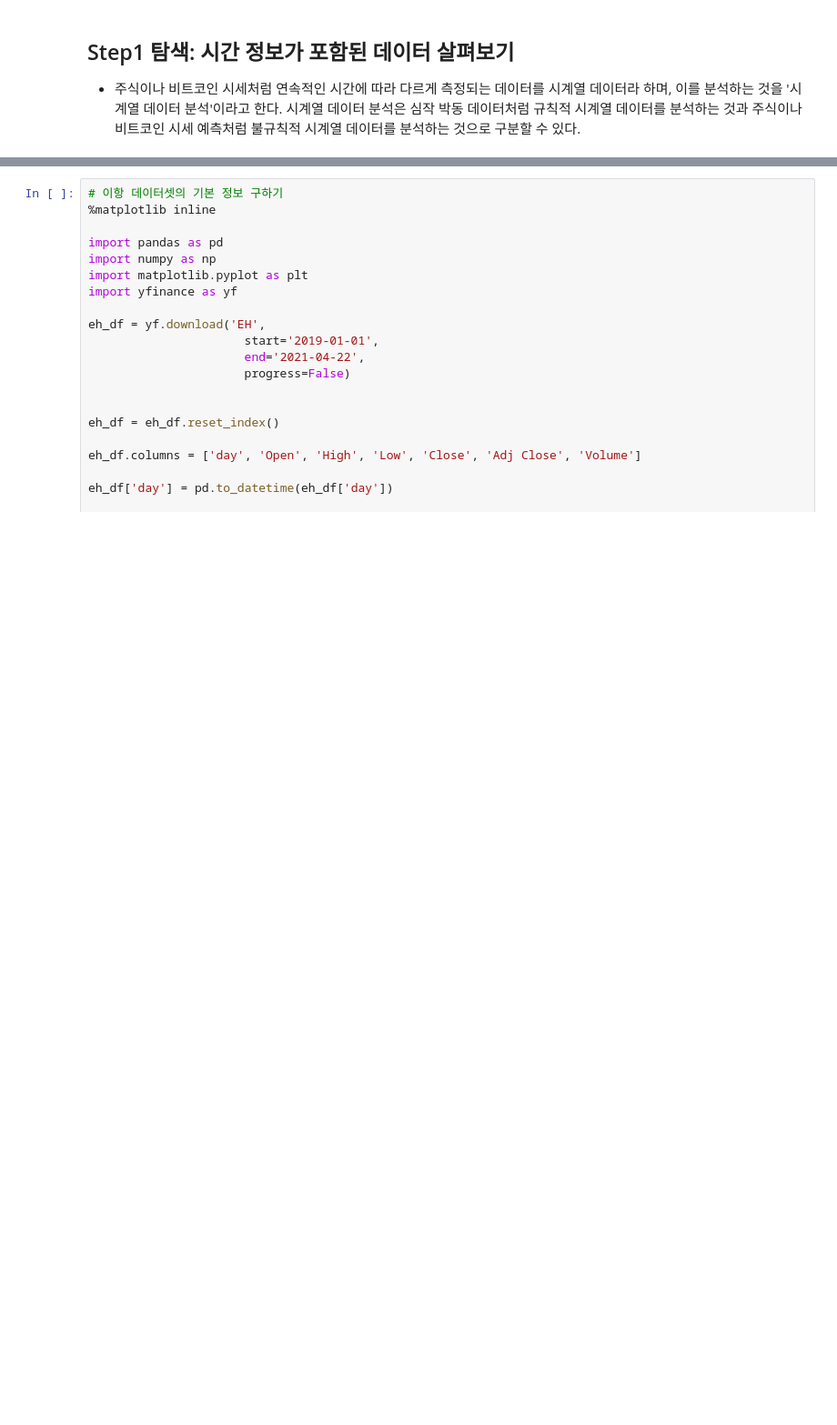
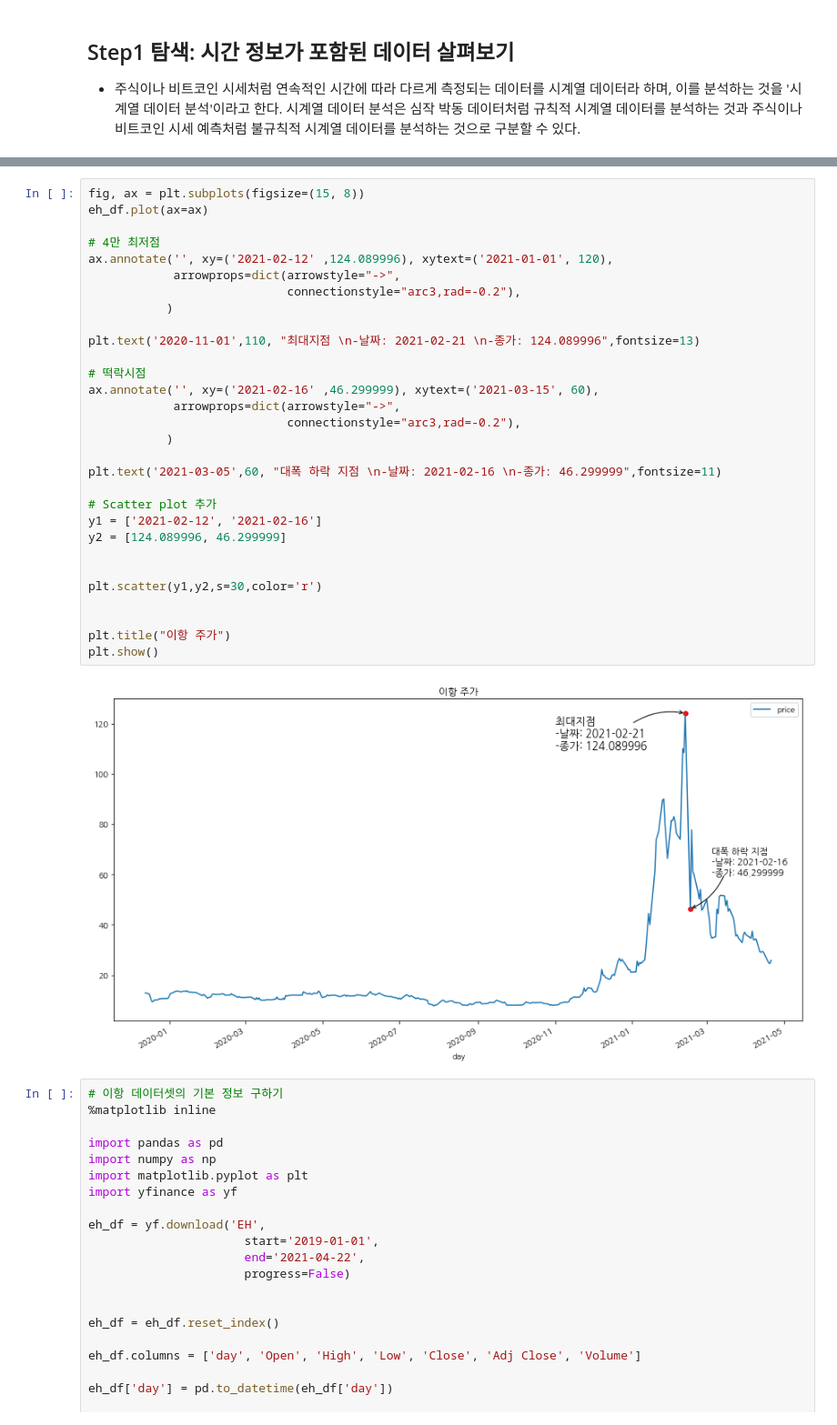
Before and after one commit to goldang01/python_data_analysis_study, a Jupyter notebook: Ehang.ipynb, the cells around one changed output, grey strips where cells are left out. Shown at 91% size. Saved outputs shown, nothing was run; the diff lists cells and outputs as text; blank space fills up the shorter version.

Commit message:
Ehang image

```diff
--- a/Ehang.ipynb
+++ b/Ehang.ipynb
@@ -195,3 +175,35 @@ plt.show()
+# %%
+fig, ax = plt.subplots(figsize=(15, 8))
+eh_df.plot(ax=ax)
+
+# 4만 최저점
+ax.annotate('', xy=('2021-02-12' ,124.089996), xytext=('2021-01-01', 120),
+            arrowprops=dict(arrowstyle="->",
+                            connectionstyle="arc3,rad=-0.2"),
+           )
+
+plt.text('2020-11-01',110, "최대지점 \n-날짜: 2021-02-21 \n-종가: 124.089996",fontsize=13)
+
+# 떡락시점
+ax.annotate('', xy=('2021-02-16' ,46.299999), xytext=('2021-03-15', 60),
+            arrowprops=dict(arrowstyle="->",
+                            connectionstyle="arc3,rad=-0.2"),
+           )
+
+plt.text('2021-03-05',60, "대폭 하락 지점 \n-날짜: 2021-02-16 \n-종가: 46.299999",fontsize=11)
+
+# Scatter plot 추가
+y1 = ['2021-02-12', '2021-02-16']
+y2 = [124.089996, 46.299999]
+
+
+plt.scatter(y1,y2,s=30,color='r')
+
+
+plt.title("이항 주가")
+plt.show()
+# %% [output]
+[figure, added]
 # %%
 # 이항 데이터셋의 기본 정보 구하기
 %matplotlib inline
```
Also changed, not shown: parts of 18 cells of this notebook, 2 other files.
